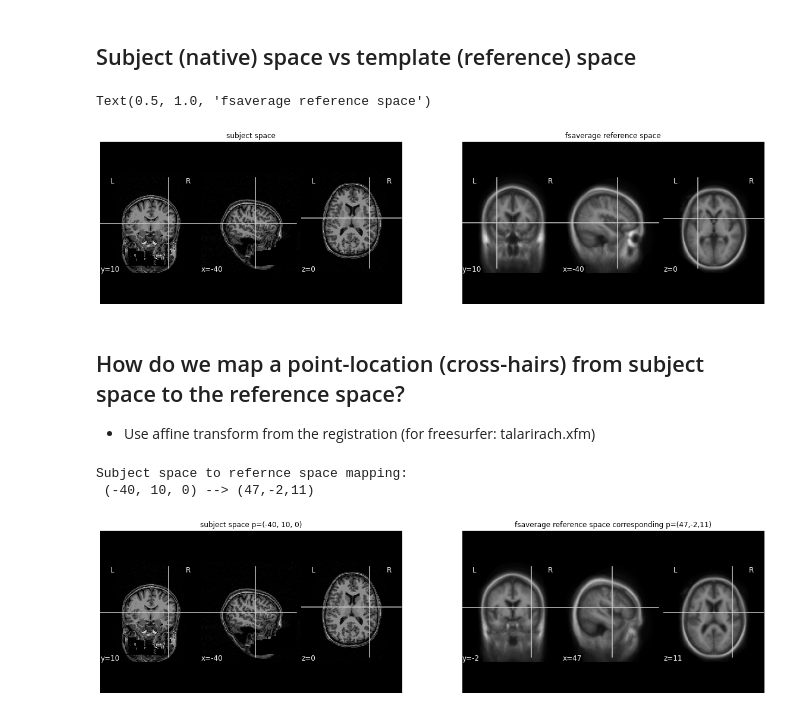
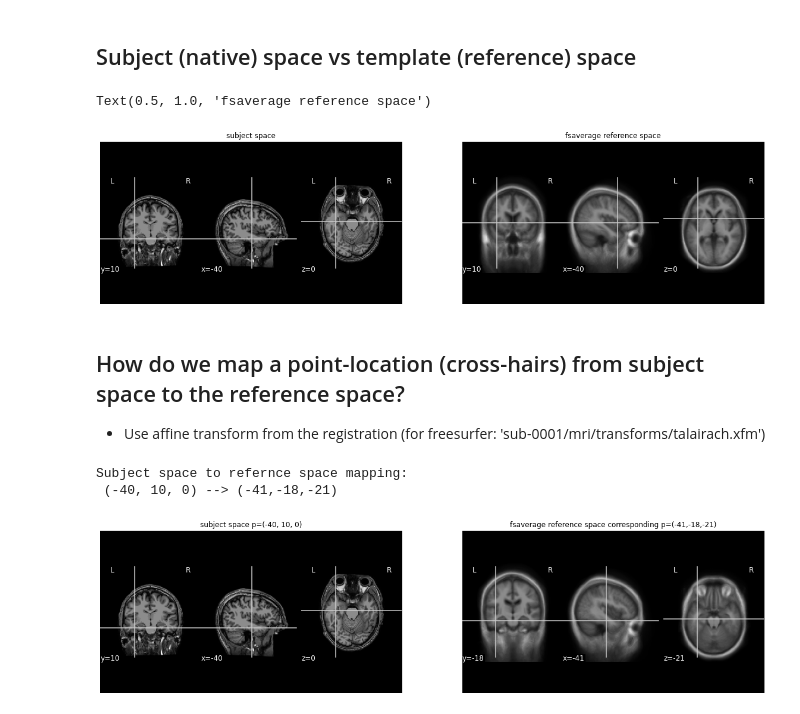
Before and after one commit to fishtree-attempt/SDC-BIDS-sMRI, a Jupyter notebook: code/3_sMRI_spatial_norm.ipynb, the cells around one changed output. Drawn from its saved outputs; the diff is of its cells as text; code cells hidden in the pictures.

```diff
--- a/code/3_sMRI_spatial_norm.ipynb
+++ b/code/3_sMRI_spatial_norm.ipynb
@@ -31,0 +28,9 @@ fsaverage_dir = local_data_dir +  "3_sMRI_spatial_norm/fsaverage/"
+# %%
+local_data_dir = '../local_data/'
+
+subject_id = 'sub-0001' # pick 'sub-0001' or 'sub-0002'
+subject_T1 = local_data_dir + 'AOMIC/{}/anat/{}_T1w.nii.gz'.format(subject_id,subject_id)
+freesurfer_output_dir = local_data_dir + 'AOMIC/derivatives/freesurfer/{}/mri/'.format(subject_id)
+fsaverage_dir = local_data_dir +  'AOMIC/derivatives/freesurfer/fsaverage5/mri/'
+
+print('Using {}'.format(subject_id))
@@ -52,7 +59,7 @@ plotting.plot_anat(atlas_t2_img, title="icbm152_2009_T2w", cut_coords=cut_coords
 cut_coords = (-40,10,0)
 
 # subject image
-subject_T1 = subject_dir + 'mri/T1.mgz'
+subject_T1 = freesurfer_output_dir + 'T1.mgz'
 subject_T1_img = nib.load(subject_T1)
 
 # fsaverage image
@@ -70,31 +77,31 @@ plotting.plot_anat(fsaverage_T1, title="", cut_coords=cut_coords, vmax=200, axes
 ax.set_title('fsaverage reference space')
 # %% [output]
 Text(0.5, 1.0, 'fsaverage reference space')
-[figure, old version]
+[figure, new version]
 # %% [markdown]
 ## How do we map a point-location (cross-hairs) from subject space to the reference space?
-- Use affine transform from the registration (for freesurfer: talarirach.xfm)
+- Use affine transform from the registration (for freesurfer: 'sub-0001/mri/transforms/talairach.xfm')
 # %%
-A = np.array([[1.053177, -0.061204, -0.060685, 90.310684],
-             [0.070210, 1.009246, 0.117766, -9.806847],
-             [0.023069, -0.117785, 1.186777, 13.209366],
-             [0. ,0. , 0., 1.]])
+A = np.array([[1.027387, -0.011288, 0.022386, -0.672699],
+              [-0.013200, 1.032273, 0.177898, -29.044456],
+              [-0.052202, -0.149410, 1.149998, -22.219437],
+              [0. ,0. , 0., 1.]])
 
 cut_coords_affine_transformed = apply_affine(A, cut_coords)
 x,y,z = cut_coords_affine_transformed
 cut_coords_affine_transformed_str = "({},{},{})".format(int(x),int(y),int(z))
 
 print("Subject space to refernce space mapping:\n {} --> {}".format(cut_coords,cut_coords_affine_transformed_str))
 # plot
 fig, axes = plt.subplots(1,2, sharex=True, sharey=True, figsize=(20,5))
 ax=axes[0]
 plotting.plot_anat(subject_T1_img, title="", cut_coords=cut_coords, vmax=200, axes=ax)
 ax.set_title('subject space p={}'.format(cut_coords))
 
 ax=axes[1]
 plotting.plot_anat(fsaverage_T1, title="", cut_coords=cut_coords_affine_transformed, vmax=200, axes=ax)
 ax.set_title('fsaverage reference space corresponding p={}'.format(cut_coords_affine_transformed_str));
 # %% [output]
 Subject space to refernce space mapping:
- (-40, 10, 0) --> (47,-2,11)
+ (-40, 10, 0) --> (-41,-18,-21)
-[figure, old version]
+[figure, new version]
```
Also changed, not shown: parts of 3 cells of this notebook, 2 other files.
